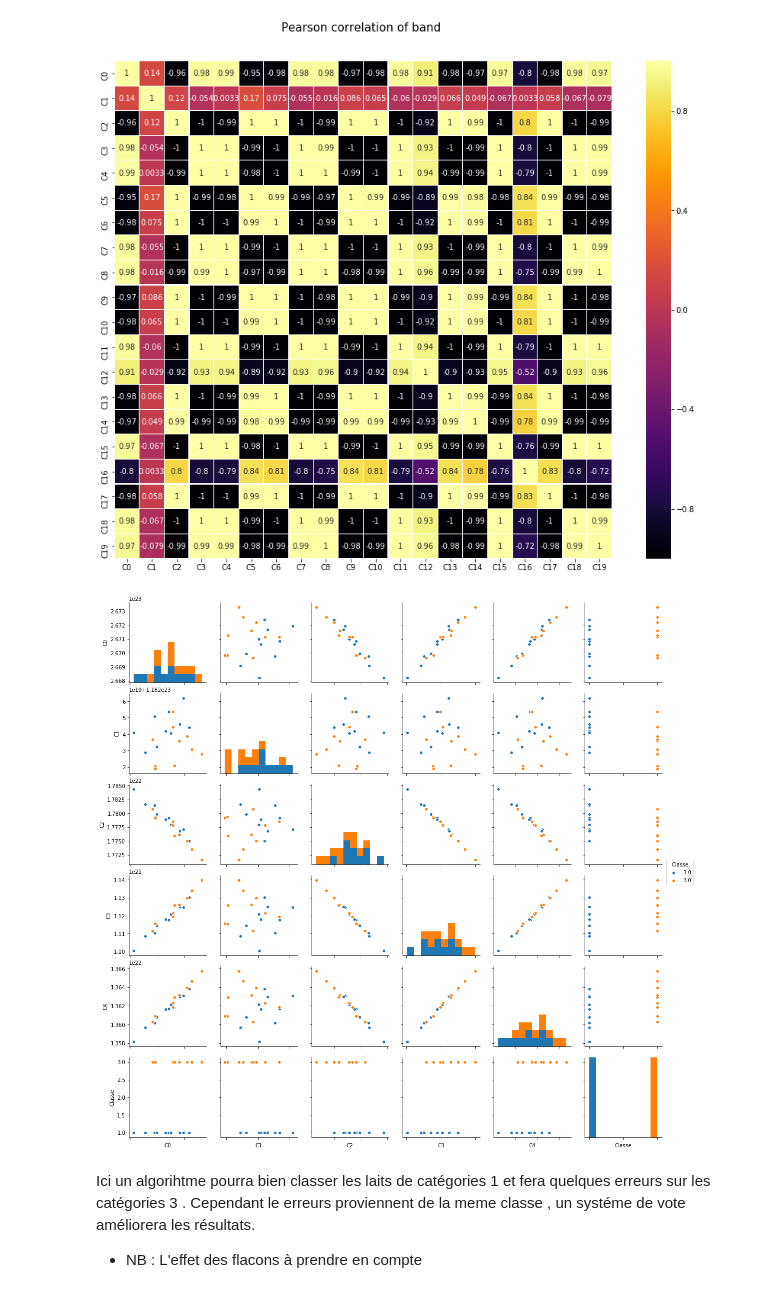
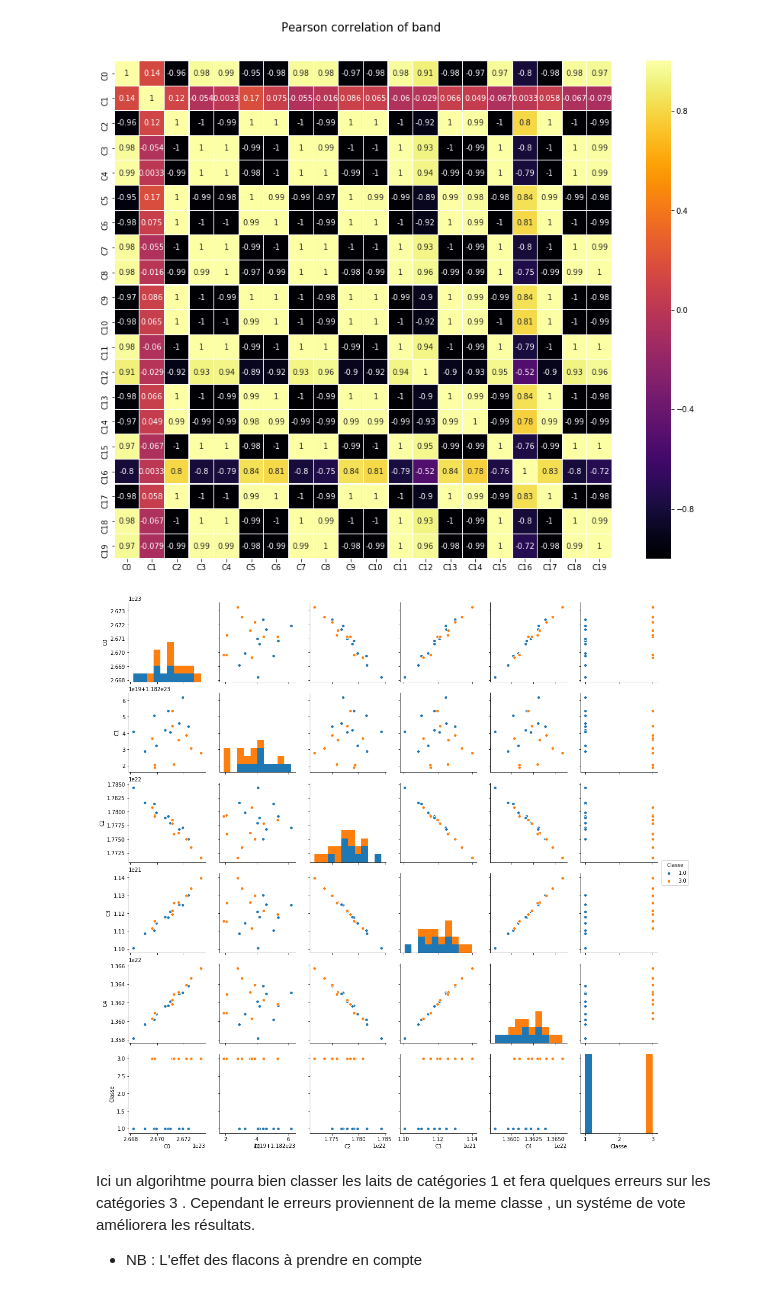
Before and after one commit to mouride44/Classification-of-biological-samples-by-audio, a Jupyter notebook: synthese.ipynb, the cells around one changed output. Drawn from its saved outputs; the diff is of its cells as text; code cells hidden in the pictures.

```diff
--- a/synthese.ipynb
+++ b/synthese.ipynb
@@ -256,11 +256,10 @@ matrix_correlation_div(df_0_20)
 # %%
 
 df_0_20["Classe"]=y_0_20
 g = sns.pairplot(df_0_20[["C0","C1","C2","C3","C4","Classe"]],
                  hue='Classe')
-g.set(xticklabels=[]);
 # %% [output]
-[figure, old version]
+[figure, new version]
 # %% [markdown]
 Ici un algorihtme pourra bien classer les laits de  catégories 1 et fera quelques erreurs sur les catégories 3 . Cependant le erreurs proviennent de la meme classe , un systéme de vote améliorera les résultats.
 
```
Also changed, not shown: parts of 10 cells of this notebook.
